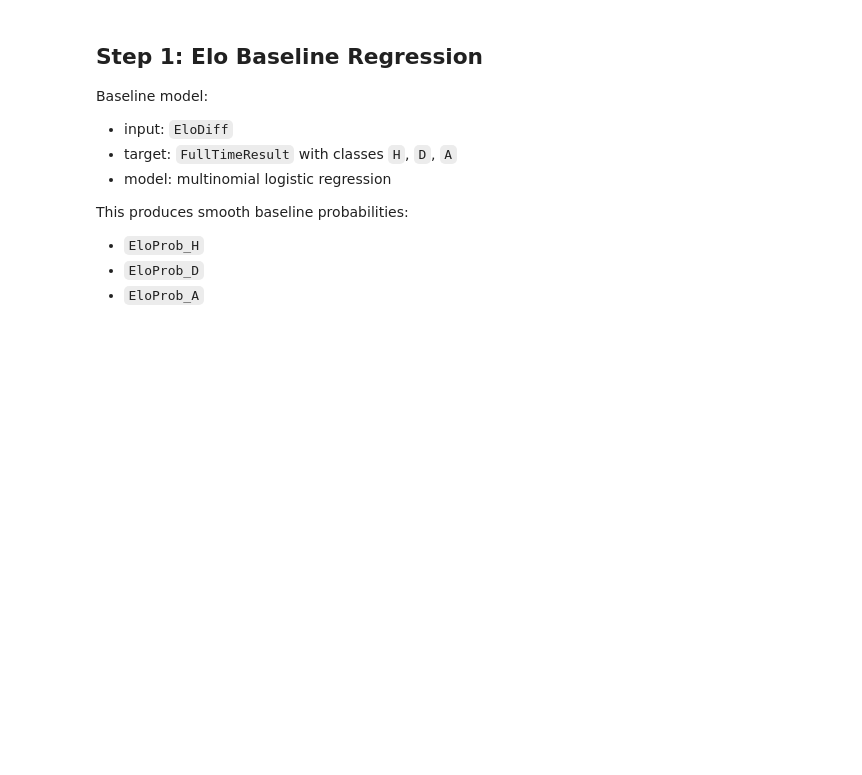
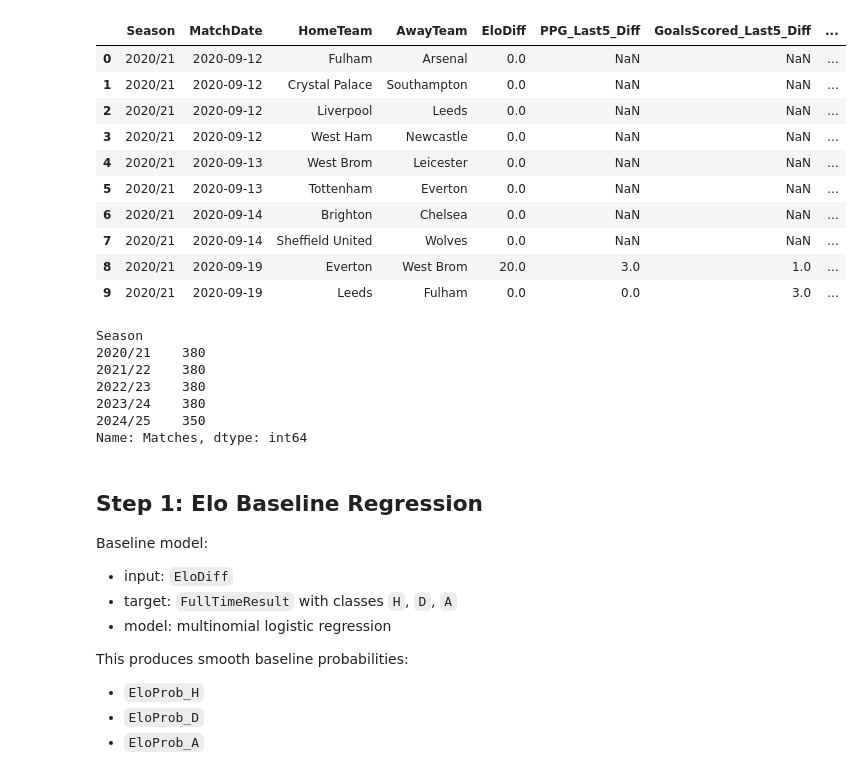
Before and after one commit to jackzhou018/Soccer_modeling, a Jupyter notebook: models/regression-xgboost.ipynb, the cells around one changed output. Saved outputs shown, nothing was run; the diff lists cells and outputs as text; code cells hidden in the pictures; blank space fills up the shorter version.

```diff
--- a/models/regression-xgboost.ipynb
+++ b/models/regression-xgboost.ipynb
@@ -47,34 +49,53 @@ df["MatchDate"] = pd.to_datetime(df["MatchDate"])
 numeric_columns = [
     "EloDiff",
     "Home_GoalsScored_Last5",
     "Away_GoalsScored_Last5",
     "GoalsConceded_Last5_Diff",
     "Shots_Last5_Diff",
     "SOT_Last5_Diff",
     "Home_ShotsAllowed_Last5",
     "Away_ShotsAllowed_Last5",
     "Home_SOTAllowed_Last5",
     "Away_SOTAllowed_Last5",
     "PPG_Last5_Diff",
     "RestDiff",
 ]
 
 for column in numeric_columns:
     df[column] = pd.to_numeric(df[column], errors="coerce")
 
 df["GoalsScored_Last5_Diff"] = (
     df["Home_GoalsScored_Last5"] - df["Away_GoalsScored_Last5"]
 )
 df["ShotsAllowed_Last5_Diff"] = (
     df["Home_ShotsAllowed_Last5"] - df["Away_ShotsAllowed_Last5"]
 )
 df["SOTAllowed_Last5_Diff"] = (
     df["Home_SOTAllowed_Last5"] - df["Away_SOTAllowed_Last5"]
 )
 df["target"] = df["FullTimeResult"].map(RESULT_TO_INT)
 
-display(df[["Season", "MatchDate", "HomeTeam", "AwayTeam", "EloDiff", "PPG_Last5_Diff", "GoalsScored_Last5_Diff", "ShotsAllowed_Last5_Diff", "RestDiff", "FullTimeResult"]].head())
+display(df[["Season", "MatchDate", "HomeTeam", "AwayTeam", "EloDiff", "PPG_Last5_Diff", "GoalsScored_Last5_Diff", "ShotsAllowed_Last5_Diff", "RestDiff", "FullTimeResult"]].head(10))
 display(df["Season"].value_counts(sort=False).rename("Matches"))
+# %% [output]
+|  | Season | MatchDate | HomeTeam | AwayTeam | EloDiff | PPG_Last5_Diff | GoalsScored_Last5_Diff | ... |
+| 0 | 2020/21 | 2020-09-12 | Fulham | Arsenal | 0.0 | NaN | NaN | ... |
+| 1 | 2020/21 | 2020-09-12 | Crystal Palace | Southampton | 0.0 | NaN | NaN | ... |
+| 2 | 2020/21 | 2020-09-12 | Liverpool | Leeds | 0.0 | NaN | NaN | ... |
+| 3 | 2020/21 | 2020-09-12 | West Ham | Newcastle | 0.0 | NaN | NaN | ... |
+| 4 | 2020/21 | 2020-09-13 | West Brom | Leicester | 0.0 | NaN | NaN | ... |
+| 5 | 2020/21 | 2020-09-13 | Tottenham | Everton | 0.0 | NaN | NaN | ... |
+| 6 | 2020/21 | 2020-09-14 | Brighton | Chelsea | 0.0 | NaN | NaN | ... |
+| 7 | 2020/21 | 2020-09-14 | Sheffield United | Wolves | 0.0 | NaN | NaN | ... |
+| 8 | 2020/21 | 2020-09-19 | Everton | West Brom | 20.0 | 3.0 | 1.0 | ... |
+| 9 | 2020/21 | 2020-09-19 | Leeds | Fulham | 0.0 | 0.0 | 3.0 | ... |
+Season
+2020/21    380
+2021/22    380
+2022/23    380
+2023/24    380
+2024/25    350
+Name: Matches, dtype: int64
 # %% [markdown]
 ## Step 1: Elo Baseline Regression
 
```
Also changed, not shown: parts of 7 cells of this notebook, 5 other files.
